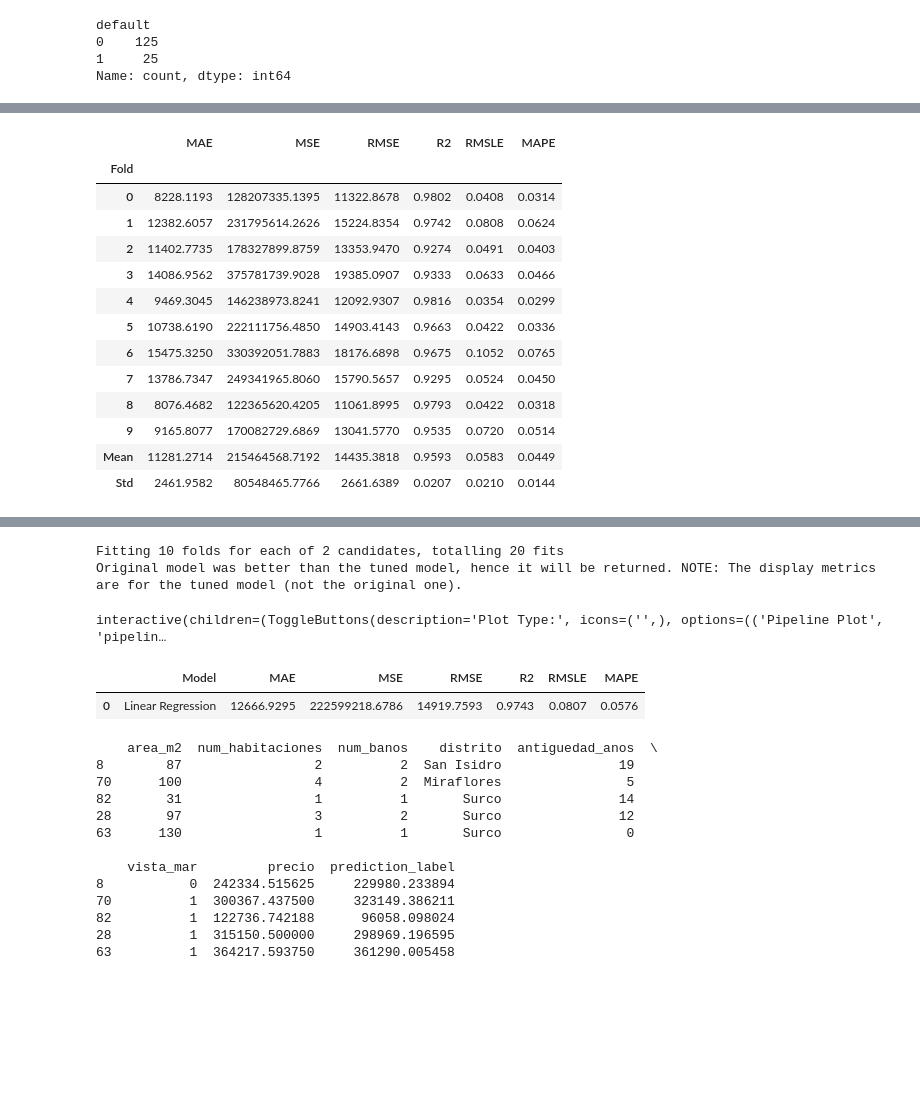
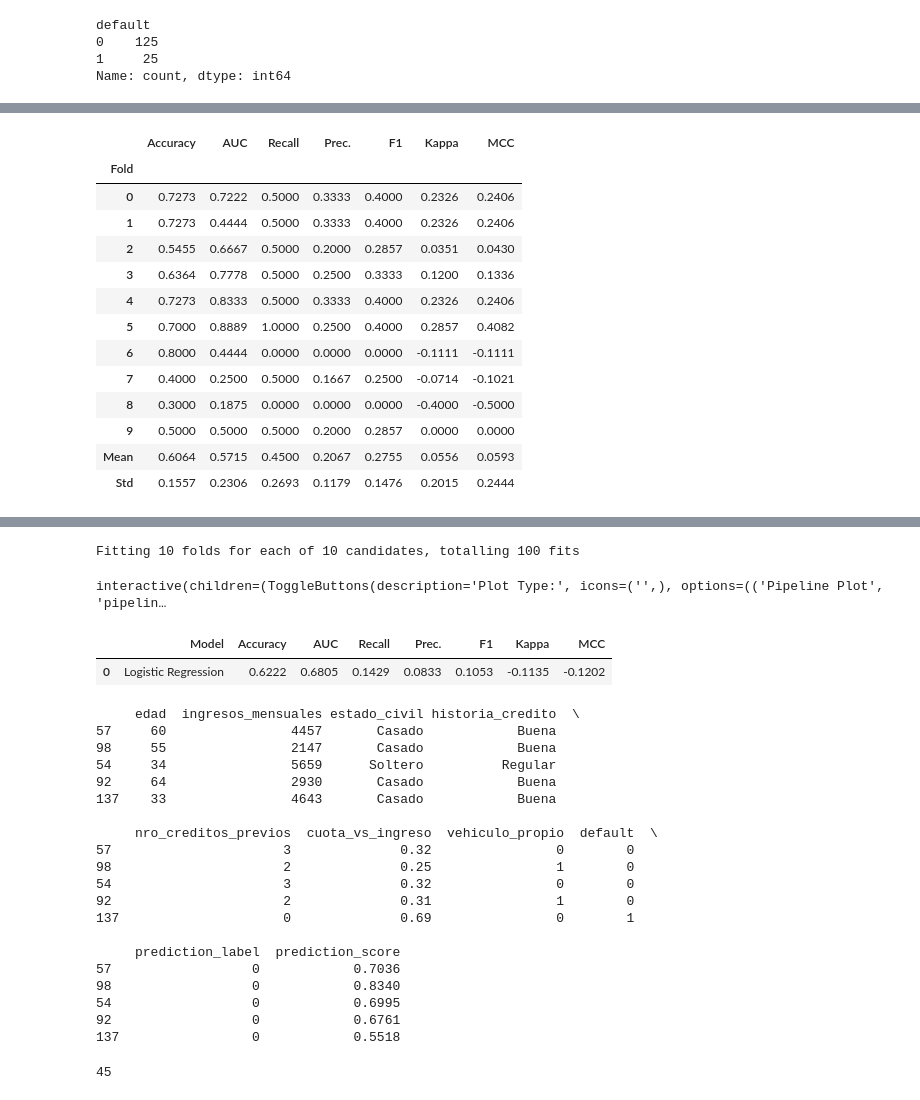
Before and after one commit to jessi02/DMC_MLE_G8, a Jupyter notebook: Ejercicio_2.ipynb, the cells around one changed output, grey strips where cells are left out. Drawn from its saved outputs; the diff is of its cells as text; code cells hidden in the pictures; blank space fills up the shorter version.

```diff
--- a/Ejercicio_2.ipynb
+++ b/Ejercicio_2.ipynb
@@ -111,26 +138,25 @@ lr=create_model('lr')
 [interactive output not drawn]
 # %%
 #4. Tune_model(): Ajuste automático de hiperparámetros
-tuned_lr = tune_model(lr)
+tuned_lr = tune_model(lr,optimize='F1')
 # %% [output]
 [interactive output not drawn]
-|  | MAE | MSE | RMSE | R2 | RMSLE | MAPE |
-| Fold |  |  |  |  |  |  |
-| 0 | 8228.1193 | 128207335.1395 | 11322.8678 | 0.9802 | 0.0408 | 0.0314 |
-| 1 | 12382.6057 | 231795614.2626 | 15224.8354 | 0.9742 | 0.0808 | 0.0624 |
-| 2 | 11402.7735 | 178327899.8759 | 13353.9470 | 0.9274 | 0.0491 | 0.0403 |
-| 3 | 14086.9562 | 375781739.9028 | 19385.0907 | 0.9333 | 0.0633 | 0.0466 |
-| 4 | 9469.3045 | 146238973.8241 | 12092.9307 | 0.9816 | 0.0354 | 0.0299 |
-| 5 | 10738.6190 | 222111756.4850 | 14903.4143 | 0.9663 | 0.0422 | 0.0336 |
-| 6 | 15475.3250 | 330392051.7883 | 18176.6898 | 0.9675 | 0.1052 | 0.0765 |
-| 7 | 13786.7347 | 249341965.8060 | 15790.5657 | 0.9295 | 0.0524 | 0.0450 |
-| 8 | 8076.4682 | 122365620.4205 | 11061.8995 | 0.9793 | 0.0422 | 0.0318 |
-| 9 | 9165.8077 | 170082729.6869 | 13041.5770 | 0.9535 | 0.0720 | 0.0514 |
-| Mean | 11281.2714 | 215464568.7192 | 14435.3818 | 0.9593 | 0.0583 | 0.0449 |
-| Std | 2461.9582 | 80548465.7766 | 2661.6389 | 0.0207 | 0.0210 | 0.0144 |
+|  | Accuracy | AUC | Recall | Prec. | F1 | Kappa | MCC |
+| Fold |  |  |  |  |  |  |  |
+| 0 | 0.7273 | 0.7222 | 0.5000 | 0.3333 | 0.4000 | 0.2326 | 0.2406 |
+| 1 | 0.7273 | 0.4444 | 0.5000 | 0.3333 | 0.4000 | 0.2326 | 0.2406 |
+| 2 | 0.5455 | 0.6667 | 0.5000 | 0.2000 | 0.2857 | 0.0351 | 0.0430 |
+| 3 | 0.6364 | 0.7778 | 0.5000 | 0.2500 | 0.3333 | 0.1200 | 0.1336 |
+| 4 | 0.7273 | 0.8333 | 0.5000 | 0.3333 | 0.4000 | 0.2326 | 0.2406 |
+| 5 | 0.7000 | 0.8889 | 1.0000 | 0.2500 | 0.4000 | 0.2857 | 0.4082 |
+| 6 | 0.8000 | 0.4444 | 0.0000 | 0.0000 | 0.0000 | -0.1111 | -0.1111 |
+| 7 | 0.4000 | 0.2500 | 0.5000 | 0.1667 | 0.2500 | -0.0714 | -0.1021 |
+| 8 | 0.3000 | 0.1875 | 0.0000 | 0.0000 | 0.0000 | -0.4000 | -0.5000 |
+| 9 | 0.5000 | 0.5000 | 0.5000 | 0.2000 | 0.2857 | 0.0000 | 0.0000 |
+| Mean | 0.6064 | 0.5715 | 0.4500 | 0.2067 | 0.2755 | 0.0556 | 0.0593 |
+| Std | 0.1557 | 0.2306 | 0.2693 | 0.1179 | 0.1476 | 0.2015 | 0.2444 |
 [interactive output not drawn]
-Fitting 10 folds for each of 2 candidates, totalling 20 fits
-Original model was better than the tuned model, hence it will be returned. NOTE: The display metrics are for the tuned model (not the original one).
+Fitting 10 folds for each of 10 candidates, totalling 100 fits
 # %%
 #5. plot_model(): visualizar el desempeño del modelo
 evaluate_model(tuned_lr)
@@ -140,20 +166,31 @@ interactive(children=(ToggleButtons(description='Plot Type:', icons=('',), optio
 preds=predict_model(tuned_lr)
 print(preds.head())
 # %% [output]
-|  | Model | MAE | MSE | RMSE | R2 | RMSLE | MAPE |
-| 0 | Linear Regression | 12666.9295 | 222599218.6786 | 14919.7593 | 0.9743 | 0.0807 | 0.0576 |
+|  | Model | Accuracy | AUC | Recall | Prec. | F1 | Kappa | MCC |
+| 0 | Logistic Regression | 0.6222 | 0.6805 | 0.1429 | 0.0833 | 0.1053 | -0.1135 | -0.1202 |
-    area_m2  num_habitaciones  num_banos    distrito  antiguedad_anos  \
-8        87                 2          2  San Isidro               19
-70      100                 4          2  Miraflores                5
-82       31                 1          1       Surco               14
-28       97                 3          2       Surco               12
-63      130                 1          1       Surco                0
+     edad  ingresos_mensuales estado_civil historia_credito  \
+57     60                4457       Casado            Buena
+98     55                2147       Casado            Buena
+54     34                5659      Soltero          Regular
+92     64                2930       Casado            Buena
+137    33                4643       Casado            Buena
 
-    vista_mar         precio  prediction_label
-8           0  242334.515625     229980.233894
-70          1  300367.437500     323149.386211
-82          1  122736.742188      96058.098024
-28          1  315150.500000     298969.196595
-63          1  364217.593750     361290.005458
+     nro_creditos_previos  cuota_vs_ingreso  vehiculo_propio  default  \
+57                      3              0.32                0        0
+98                      2              0.25                1        0
+54                      3              0.32                0        0
+92                      2              0.31                1        0
+137                     0              0.69                0        1
+
+     prediction_label  prediction_score
+57                  0            0.7036
+98                  0            0.8340
+54                  0            0.6995
+92                  0            0.6761
+137                 0            0.5518
+# %%
+preds.shape[0]
+# %% [output]
+45
 # %%
 #8. Save_model/load_model(): Guardar y cargar el modelo
```
Also changed, not shown: parts of 7 cells of this notebook.
